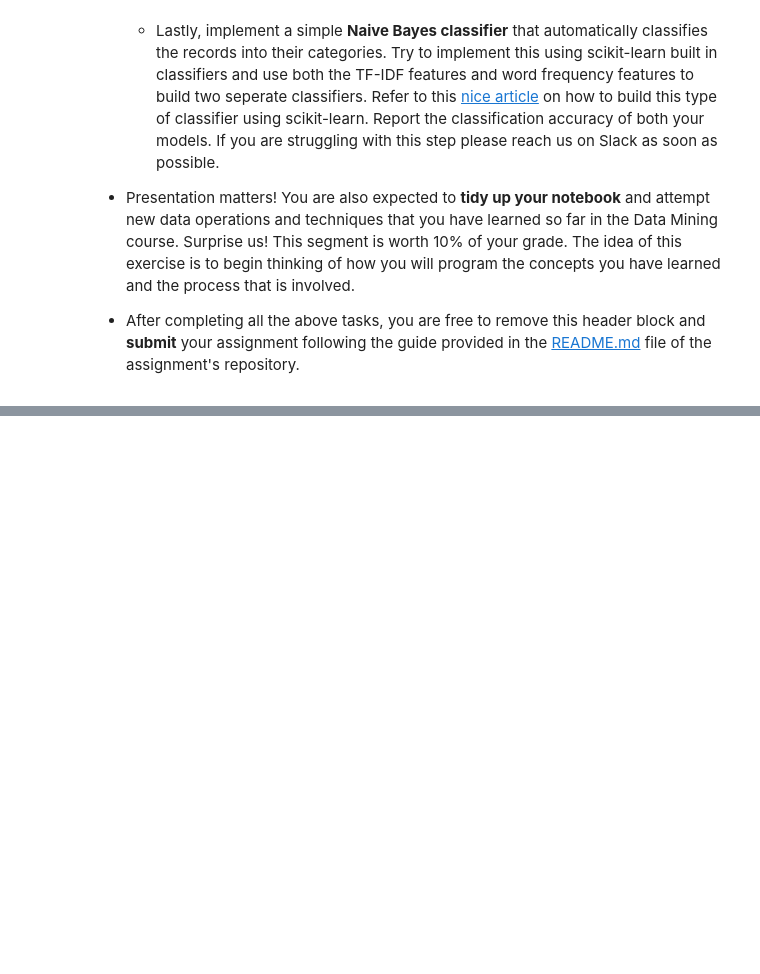
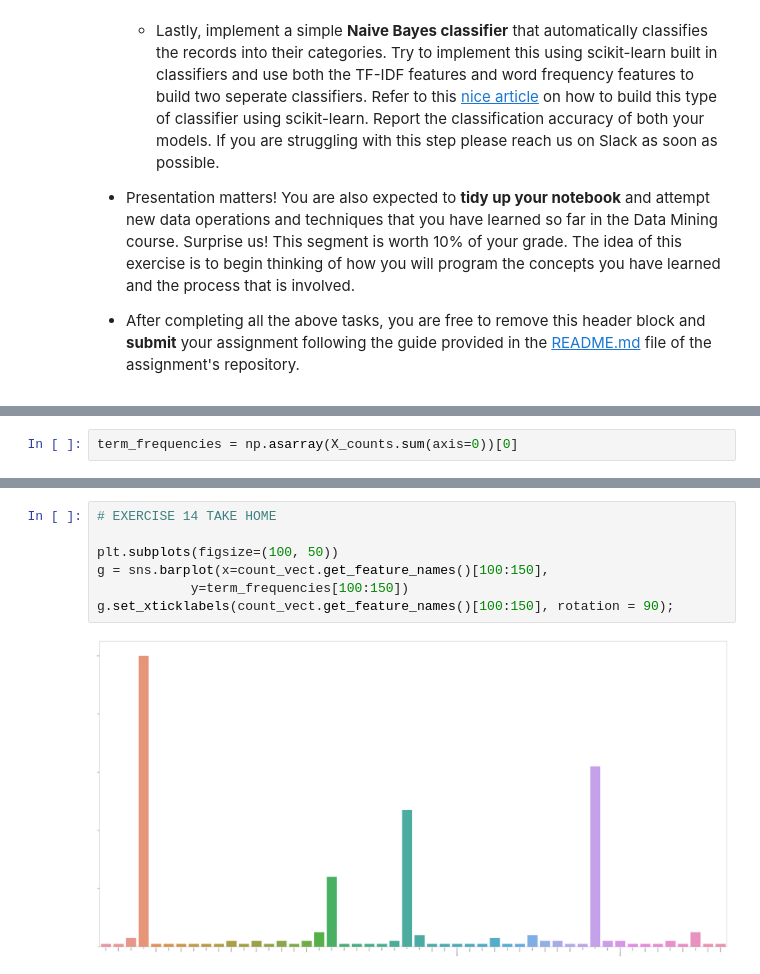
Before and after one commit to pablomp3/dm_2018_hw_1, a Jupyter notebook: hw_1.ipynb, the cells around one changed output, grey strips where cells are left out. Saved outputs shown, nothing was run; the diff lists cells and outputs as text; blank space fills up the shorter version.

```diff
--- a/hw_1.ipynb
+++ b/hw_1.ipynb
@@ -32,0 +219,2 @@ GitHub ID: pablomp3
+# %%
+term_frequencies = np.asarray(X_counts.sum(axis=0))[0]
@@ -32,0 +239,9 @@ GitHub ID: pablomp3
+# %%
+# EXERCISE 14 TAKE HOME
+
+plt.subplots(figsize=(100, 50))
+g = sns.barplot(x=count_vect.get_feature_names()[100:150],
+            y=term_frequencies[100:150])
+g.set_xticklabels(count_vect.get_feature_names()[100:150], rotation = 90);
+# %% [output]
+[figure, added]
```
Also changed, not shown: parts of 45 cells of this notebook, 4 other files.
